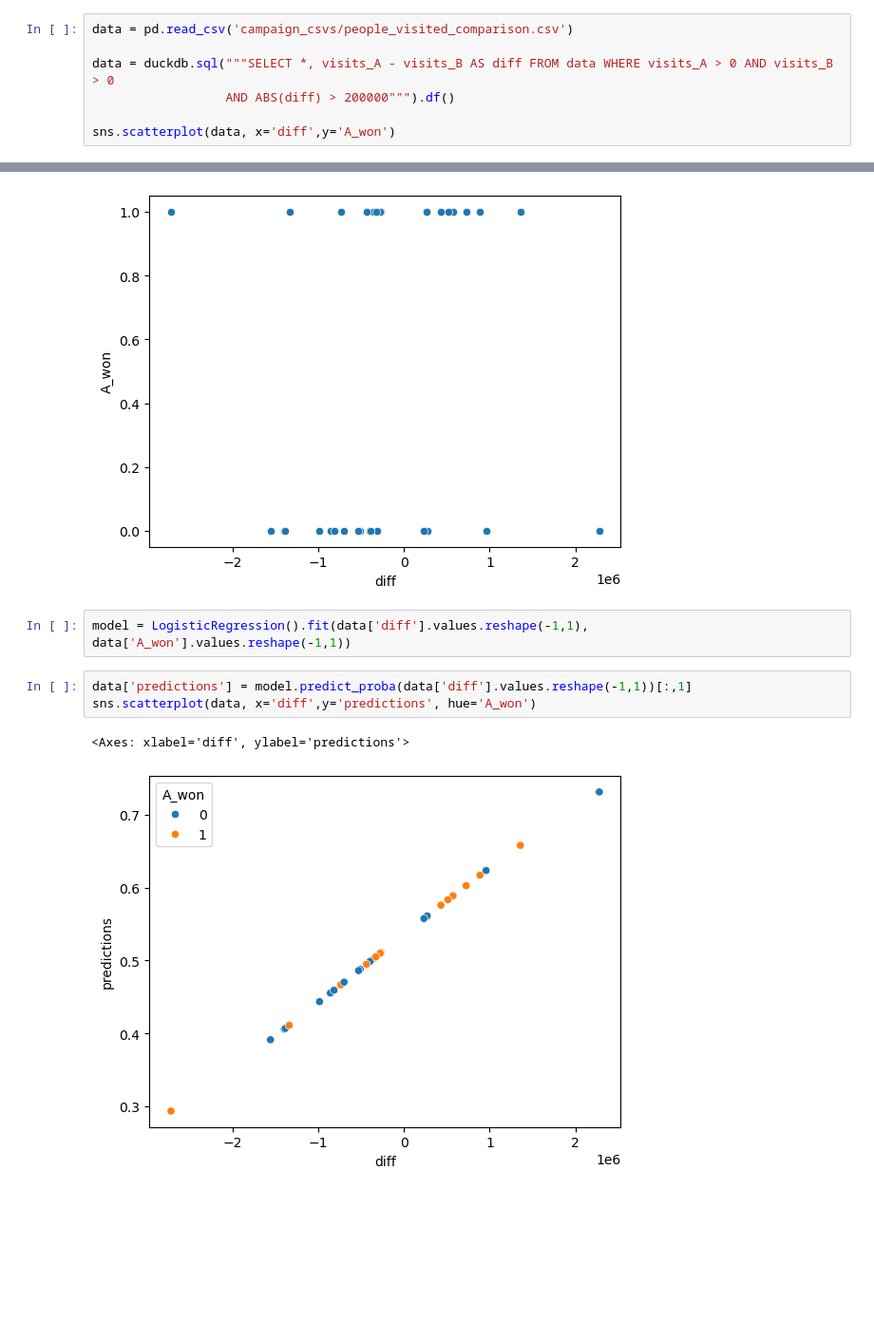
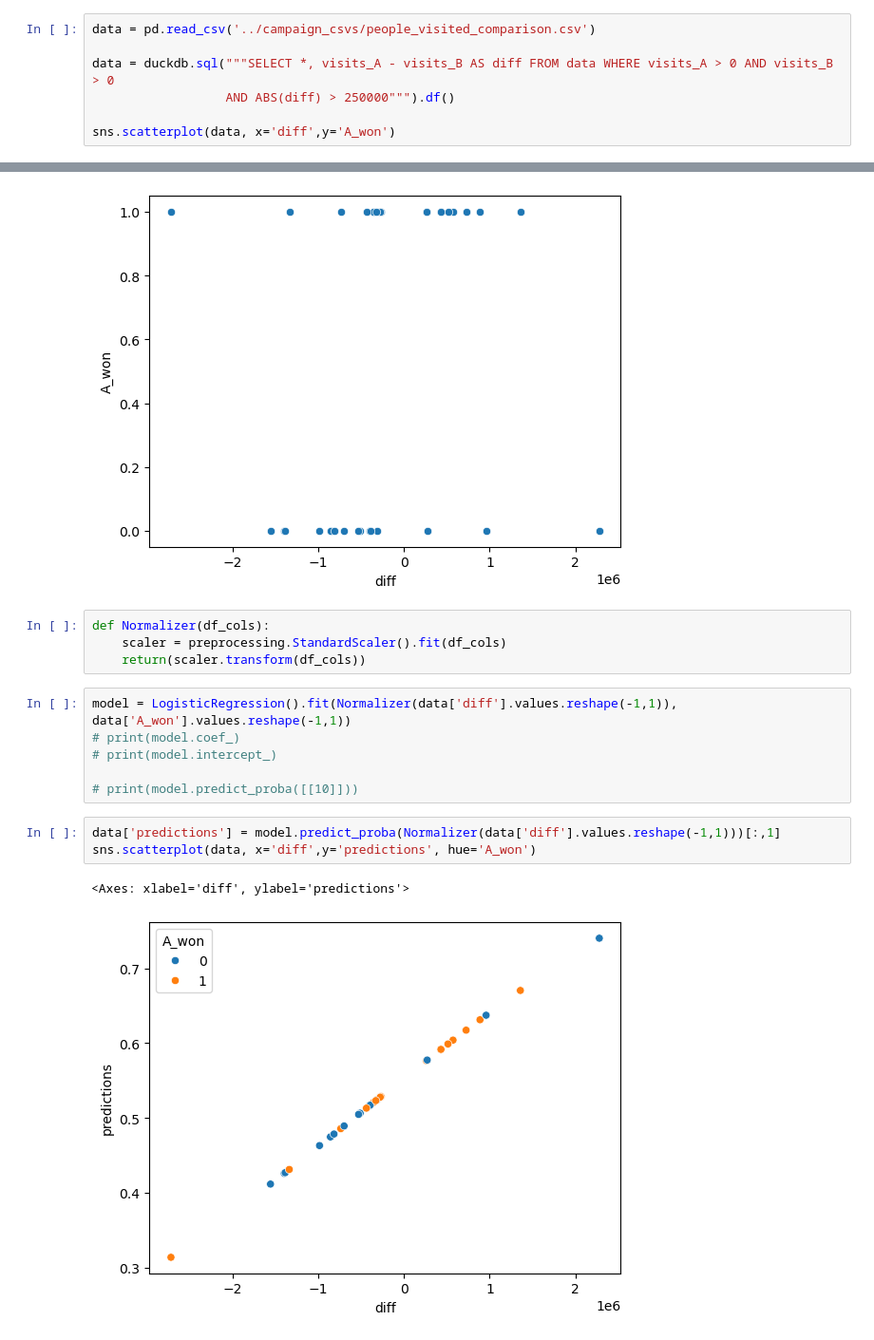
Before and after one commit to nikhilc52/campaign_trails_cdj, a Jupyter notebook: model/model.ipynb, the cells around one changed output, grey strips where cells are left out. Shown at 95% size. Saved outputs shown, nothing was run; the diff lists cells and outputs as text; blank space fills up the shorter version.

```diff
--- a/model/model.ipynb
+++ b/model/model.ipynb
@@ -10,22 +10,30 @@ from sklearn.metrics import root_mean_squared_error, mean_absolute_error, \
 from sklearn import preprocessing
 import duckdb
 # %%
-data = pd.read_csv('campaign_csvs/people_visited_comparison.csv')
+data = pd.read_csv('../campaign_csvs/people_visited_comparison.csv')
 
 data = duckdb.sql("""SELECT *, visits_A - visits_B AS diff FROM data WHERE visits_A > 0 AND visits_B > 0
-                  AND ABS(diff) > 200000""").df()
+                  AND ABS(diff) > 250000""").df()
 
 sns.scatterplot(data, x='diff',y='A_won')
 # %% [output]
 <Axes: xlabel='diff', ylabel='A_won'>
 [figure]
+# %%
+def Normalizer(df_cols):
+    scaler = preprocessing.StandardScaler().fit(df_cols)
+    return(scaler.transform(df_cols))
 # %%
-model = LogisticRegression().fit(data['diff'].values.reshape(-1,1), data['A_won'].values.reshape(-1,1))
+model = LogisticRegression().fit(Normalizer(data['diff'].values.reshape(-1,1)), data['A_won'].values.reshape(-1,1))
+# print(model.coef_)
+# print(model.intercept_)
+
+# print(model.predict_proba([[10]]))
 # %%
-data['predictions'] = model.predict_proba(data['diff'].values.reshape(-1,1))[:,1]
+data['predictions'] = model.predict_proba(Normalizer(data['diff'].values.reshape(-1,1)))[:,1]
 sns.scatterplot(data, x='diff',y='predictions', hue='A_won')
 # %% [output]
 <Axes: xlabel='diff', ylabel='predictions'>
-[figure, old version]
+[figure, new version]
 # %%
 
```
Also changed, not shown: parts of 4 cells of this notebook, 5 other files.
